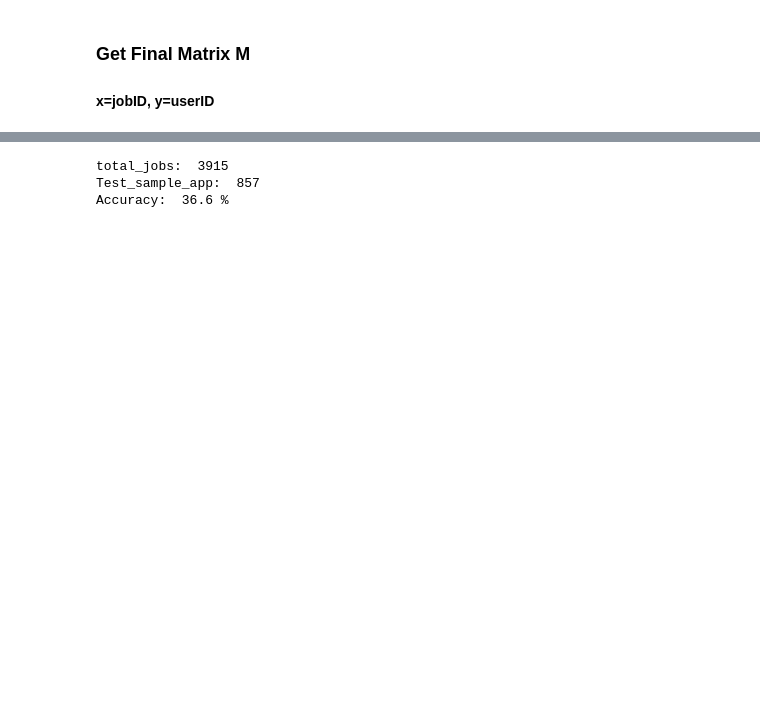
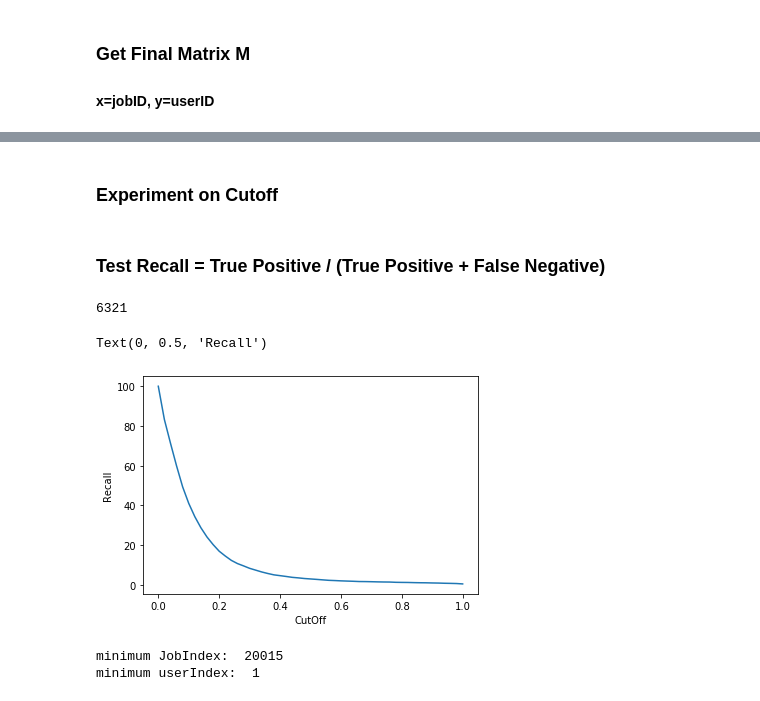
Before and after one commit to KunSu/Personalized-Job-Recommendation-System, a Jupyter notebook: TFIDF_to_Matrix.ipynb, the cells around one changed output, grey strips where cells are left out. Cells and saved outputs as stored; diff of their text form; code cells hidden in the pictures; blank space fills up the shorter version.

Commit message:
Update Graph and Unexpect jobmatch
1. Update graph in TFIDF to Matrix for basic model
2. Update Data_sampling method to avoid job unmatching

```diff
--- a/TFIDF_to_Matrix.ipynb
+++ b/TFIDF_to_Matrix.ipynb
@@ -186,8 +206,7 @@ test_sample_app = sample_app_copy.drop(train_sample_app.index)
 JobID_to_Index = {}
 Index_to_JobID = {}
 for index in range(len(jobs)):
-#     if(jobs.iloc[index][1] == 562413):
-#         print("find")
-#     print(index, " ", jobs.iloc[index][1])
+    if(jobs.iloc[index][1] == 481595):
+        print("find")
     JobID_to_Index[jobs.iloc[index][1]] = index
     Index_to_JobID[index] = jobs.iloc[index][1]
@@ -280,6 +280,8 @@ for job_index in range(total_jobs):
         user_ID= Index_to_UserID[user_index]
         if(user_ID in train_user_adj_list):
             for job_ID in train_user_adj_list[user_ID]:
+                if(job_ID == 481595):
+                    continue
                 if(JobID_to_Index[job_ID]==job_index):
                     user_apply_job = True
                     break
@@ -329,21 +314,57 @@ array([0.        , 0.01026658, 0.        , 0.        , 0.01547949,
+# %% [markdown]
+### Experiment on Cutoff
+# %% [markdown]
+### Test Recall = True Positive / (True Positive + False Negative)
 # %%
-test_job_adj_list
-test_user_adj_list
+recallList =[]
+cutOffList=[]
+for x in np.arange(0, 1.02, 0.02):
+    cutOffList.append(x)
 
-count=0;
-correct=0
-for jobID in test_job_adj_list:
-    job_index = JobID_to_Index[jobID]
-    for userID in test_job_adj_list[jobID]:
-        user_index = UserID_to_Index[userID]
-        if Sim_Matrix[job_index][user_index] >= 0.1:
-            correct = correct+1
-        count = count + 1
-
-print("total_jobs: ", total_jobs)
-print("Test_sample_app: ", len(test_sample_app))
-print("Accuracy: ", round(correct/count * 100,2), "%")
+for cutOff in cutOffList:
+    count=0;
+    true_positive=0
+    for jobID in test_job_adj_list:
+        job_index = JobID_to_Index[jobID]
+        for userID in test_job_adj_list[jobID]:
+            user_index = UserID_to_Index[userID]
+            if Sim_Matrix[job_index][user_index] >= cutOff:
+                true_positive = true_positive + 1
+            count = count + 1
+    accuracy = round(true_positive/count * 100,2)
+    #precision = round(true_positive/(true_positive + ) * 100,2)
+    recallList.append(accuracy)
+print(count)
 # %% [output]
-total_jobs:  3915
-Test_sample_app:  857
-Accuracy:  36.6 %
+6321
+# %%
+fig, ax = plt.subplots()  # Create a figure containing a single axes.
+ax.plot(cutOffList, recallList)  # Plot some data on the axes.
+ax.set_xlabel('CutOff')
+ax.set_ylabel('Recall')
+# %% [output]
+Text(0, 0.5, 'Recall')
+[figure, added]
+# %%
+##find smallest Index in test_job_adj_list
+minJobID = 10000000
+minUserID = 10000000
+
+#Build original test Matrix to avoid duplicate finding process
+test_Matrix_Original=np.zeros(shape=(total_jobs, len(user)))
+for jobID in test_job_adj_list:
+    minJobID = min(minJobID, jobID)  ##calculate min JobID at the same time
+    jobIndex = JobID_to_Index[jobID]
+    for userID in test_job_adj_list[jobID]:
+        minUserID = min(minUserID, userID)  #calculate min userID at the same time
+        userIndex = UserID_to_Index[userID]
+        test_Matrix_Original[jobIndex][userIndex] = 1
+
+startJobIndex = JobID_to_Index[minJobID]
+startUserIndex = UserID_to_Index[minUserID]
+
+print("minimum JobIndex: ", startJobIndex)
+print("minimum userIndex: ", startUserIndex)
+# %% [output]
+minimum JobIndex:  20015
+minimum userIndex:  1
```
Also changed, not shown: parts of 22 cells of this notebook, 1 other file.
